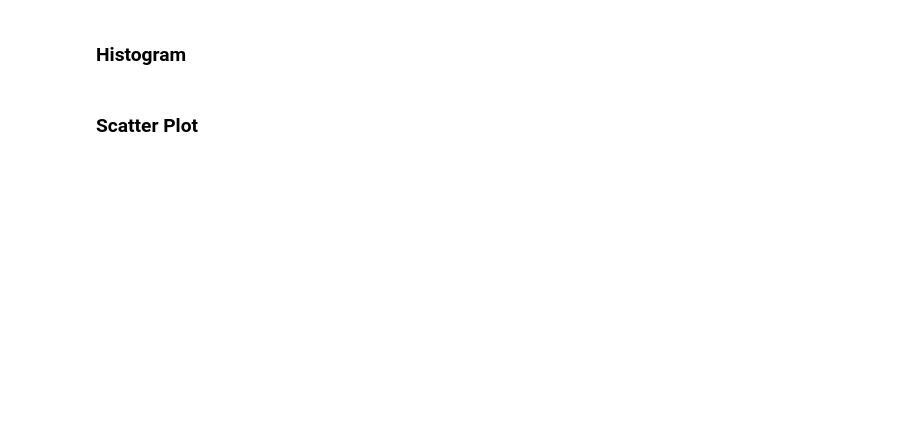
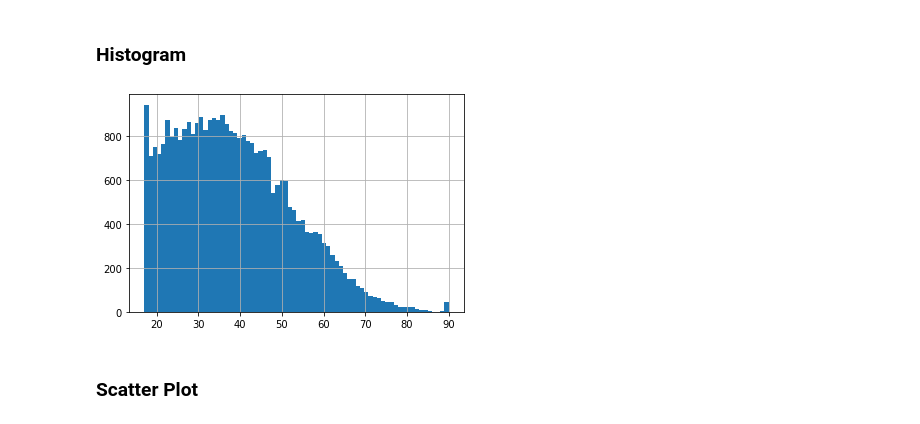
Before and after one commit to IsaacAderogba/DS-Unit-1-Sprint-1-Data-Wrangling-and-Storytelling, a Jupyter notebook: module1-exploratory-data-analysis/LS_DS_111_Exploratory_Data_Analysis.ipynb, the cells around one changed output. Saved outputs shown, nothing was run; the diff lists cells and outputs as text; code cells hidden in the pictures; blank space fills up the shorter version.

```diff
--- a/module1-exploratory-data-analysis/LS_DS_111_Exploratory_Data_Analysis.ipynb
+++ b/module1-exploratory-data-analysis/LS_DS_111_Exploratory_Data_Analysis.ipynb
@@ -234,4 +404,11 @@ Why might it be important for us to be able to visualize how our data is distrib
 # %% [markdown]
 ### Histogram
+# %%
+df["age"].hist(bins=72); ## creates a histogram - chose 72, because difference between first age and last
+
+# line  call .plot
+# hist  call .hist
+# %% [output]
+[figure, added]
 # %% [markdown]
 ### Scatter Plot
```
Also changed, not shown: parts of 18 cells of this notebook.
